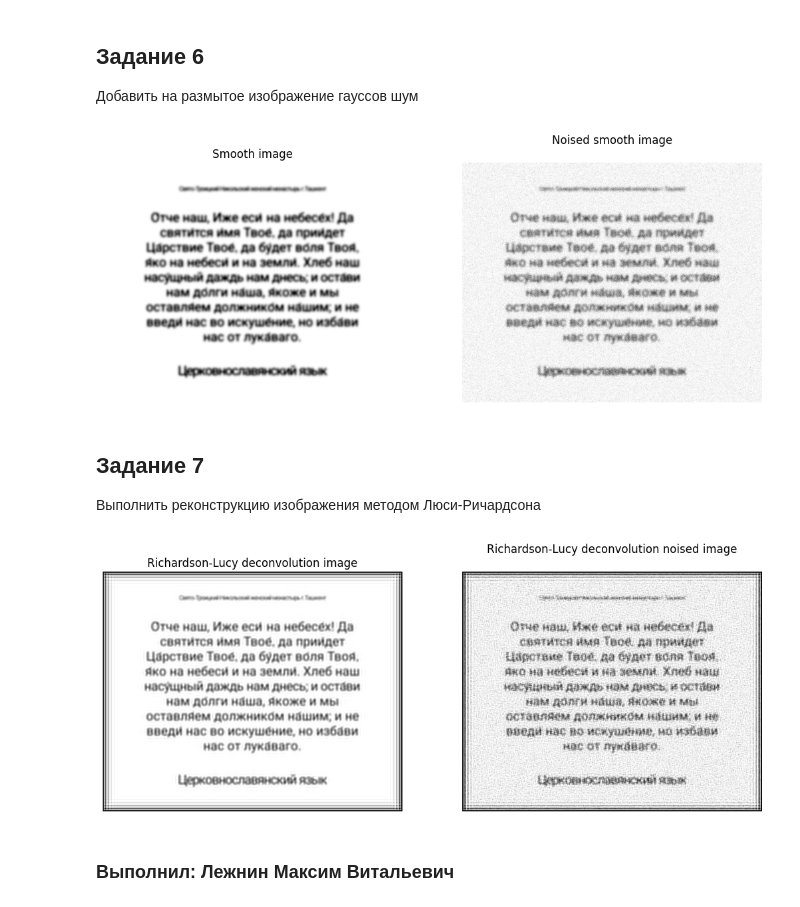
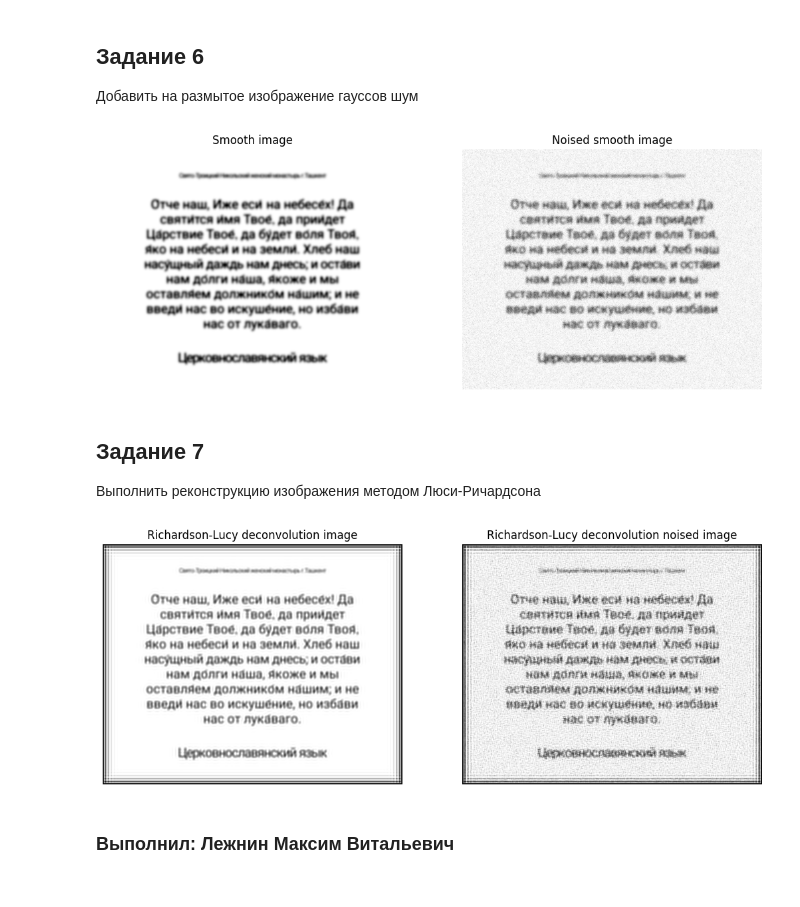
Before and after one commit to Vuzhos/computer-vision, a Jupyter notebook: hw4.ipynb, the cells around one changed output. Saved outputs shown, nothing was run; the diff lists cells and outputs as text; code cells hidden in the pictures.

```diff
--- a/hw4.ipynb
+++ b/hw4.ipynb
@@ -159,16 +159,16 @@ noised_smooth_image = skimage.util.random_noise(smooth_image)
 # %%
 plt.figure(figsize=[6.4 * 2, 4.8])
 plt.subplot(1, 2, 1)
 plt.imshow(smooth_image, cmap='gray')
 plt.axis("off")
 plt.title("Smooth image")
 
 plt.subplot(1, 2, 2)
 plt.imshow(noised_smooth_image, cmap='gray')
 plt.axis("off")
-plt.title("Noised smooth image\n");
+plt.title("Noised smooth image");
 # %% [output]
-[figure, old version]
+[figure, new version]
 # %% [markdown]
 ## Задание 7
 
@@ -189,8 +189,8 @@ plt.title("Richardson-Lucy deconvolution image")
 plt.subplot(1, 2, 2)
 plt.imshow(lucy_deconv_noised_img, cmap='gray')
 plt.axis("off")
-plt.title("Richardson-Lucy deconvolution noised image\n");
+plt.title("Richardson-Lucy deconvolution noised image");
 # %% [output]
-[figure, old version]
+[figure, new version]
 # %% [markdown]
 ### Выполнил: Лежнин Максим Витальевич
```
Also changed, not shown: parts of 4 cells of this notebook, 4 other files.
